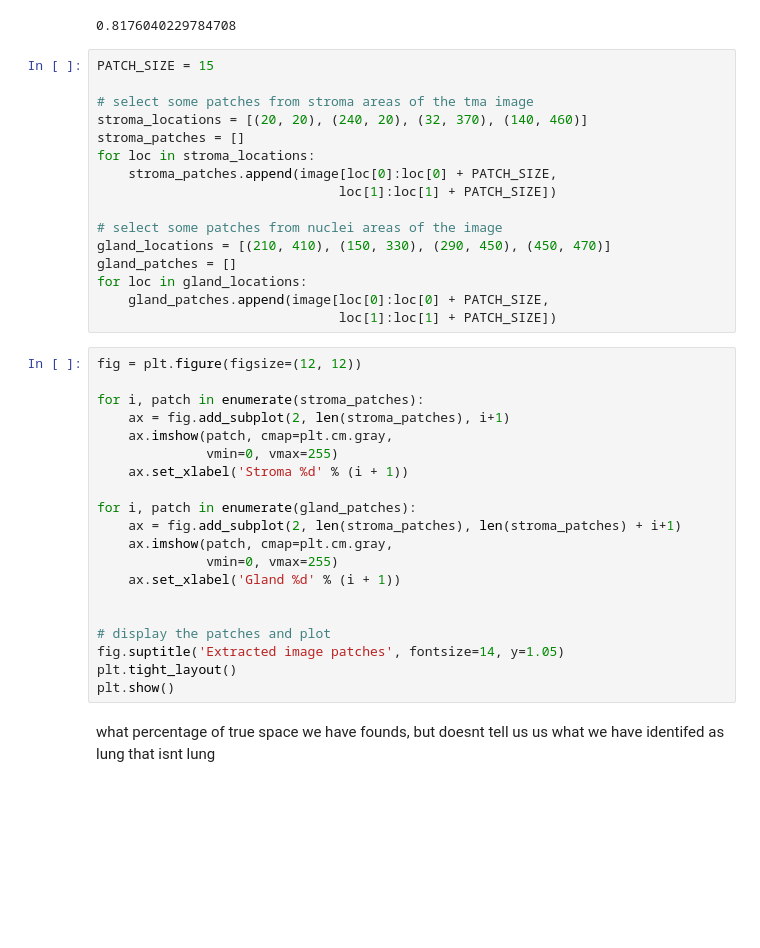
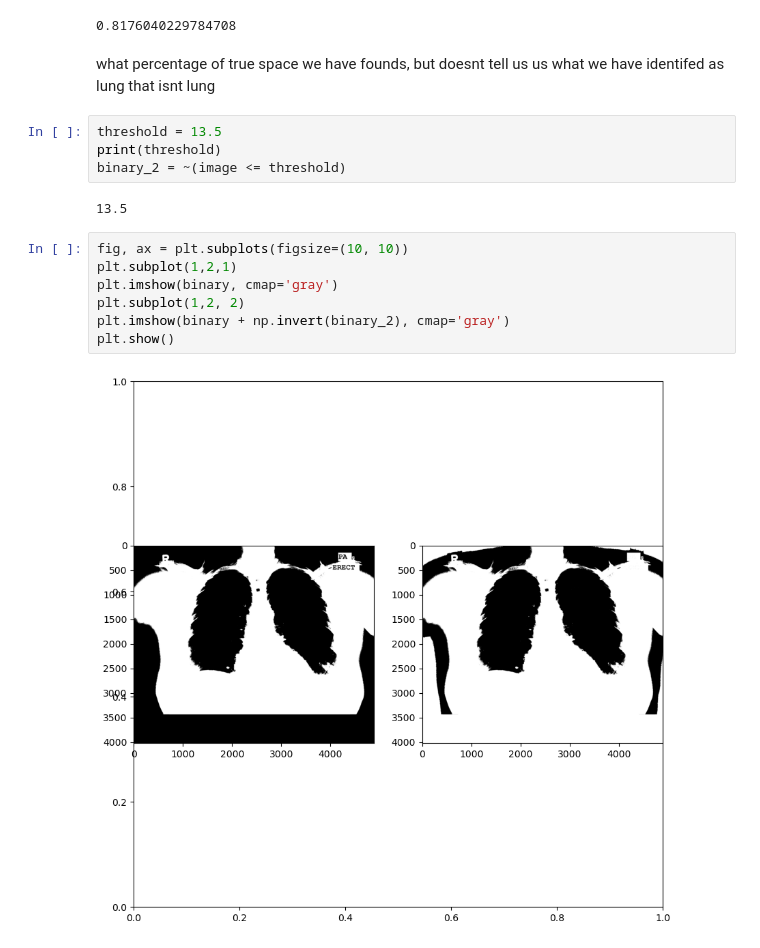
Before and after one commit to ENMcCool/MontgomerySet, a Jupyter notebook: segment.ipynb, the cells around one changed output. Cells and saved outputs as stored; diff of their text form; blank space fills up the shorter version.

```diff
--- a/segment.ipynb
+++ b/segment.ipynb
@@ -82,41 +75,20 @@ output = count1/count
 print(output)
 # %% [output]
 0.8176040229784708
-# %%
-PATCH_SIZE = 15
-
-# select some patches from stroma areas of the tma image
-stroma_locations = [(20, 20), (240, 20), (32, 370), (140, 460)]
-stroma_patches = []
-for loc in stroma_locations:
-    stroma_patches.append(image[loc[0]:loc[0] + PATCH_SIZE,
-                               loc[1]:loc[1] + PATCH_SIZE])
-
-# select some patches from nuclei areas of the image
-gland_locations = [(210, 410), (150, 330), (290, 450), (450, 470)]
-gland_patches = []
-for loc in gland_locations:
-    gland_patches.append(image[loc[0]:loc[0] + PATCH_SIZE,
-                               loc[1]:loc[1] + PATCH_SIZE])
-# %%
-fig = plt.figure(figsize=(12, 12))
-
-for i, patch in enumerate(stroma_patches):
-    ax = fig.add_subplot(2, len(stroma_patches), i+1)
-    ax.imshow(patch, cmap=plt.cm.gray,
-              vmin=0, vmax=255)
-    ax.set_xlabel('Stroma %d' % (i + 1))
-
-for i, patch in enumerate(gland_patches):
-    ax = fig.add_subplot(2, len(stroma_patches), len(stroma_patches) + i+1)
-    ax.imshow(patch, cmap=plt.cm.gray,
-              vmin=0, vmax=255)
-    ax.set_xlabel('Gland %d' % (i + 1))
-
-
-# display the patches and plot
-fig.suptitle('Extracted image patches', fontsize=14, y=1.05)
-plt.tight_layout()
-plt.show()
 # %% [markdown]
 what percentage of true space we have founds, but doesnt tell us us what we have identifed as lung that isnt lung
+# %%
+threshold = 13.5
+print(threshold)
+binary_2 = ~(image <= threshold)
+# %% [output]
+13.5
+# %%
+fig, ax = plt.subplots(figsize=(10, 10))
+plt.subplot(1,2,1)
+plt.imshow(binary, cmap='gray')
+plt.subplot(1,2, 2)
+plt.imshow(binary + np.invert(binary_2), cmap='gray')
+plt.show()
+# %% [output]
+[figure, added]
```
Also changed, not shown: parts of 11 cells of this notebook, 3 other files.
